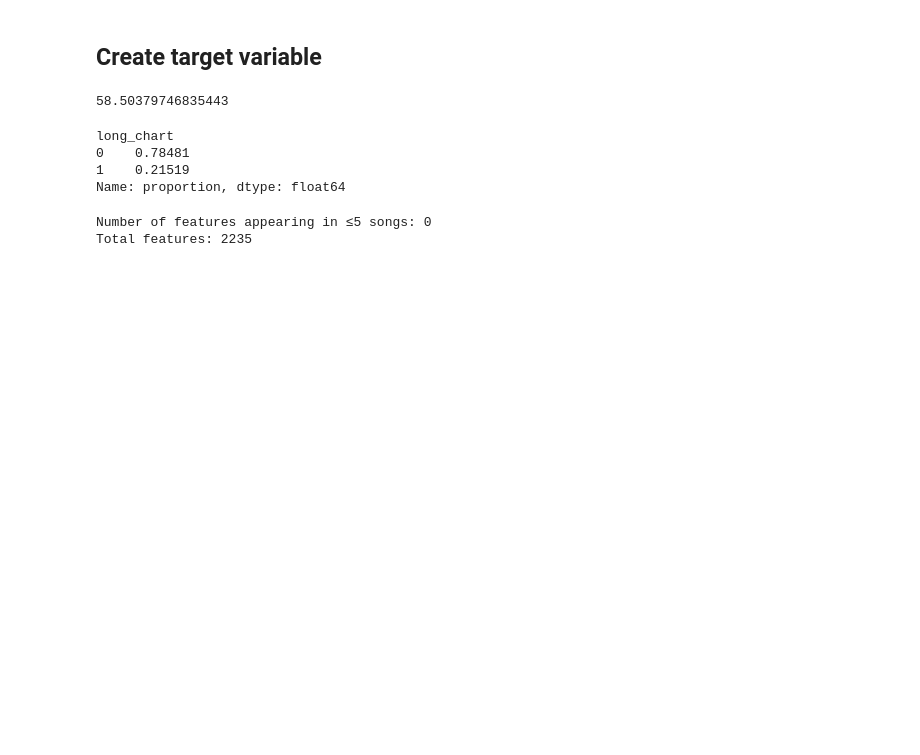
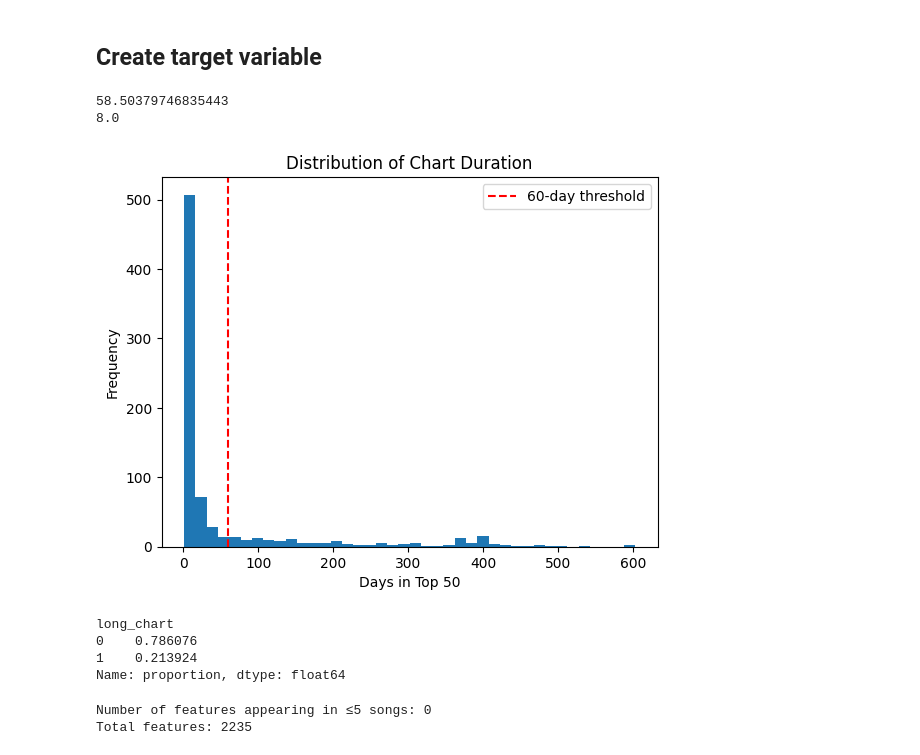
Before and after one commit to Manzife/Text-Mining, a Jupyter notebook: prediction_model.ipynb, the cells around one changed output. Cells and saved outputs as stored; diff of their text form; code cells hidden in the pictures; blank space fills up the shorter version.

```diff
--- a/prediction_model.ipynb
+++ b/prediction_model.ipynb
@@ -19,20 +19,37 @@ df = pd.concat([X, target], axis=1)
 # %% [markdown]
 ## Create target variable
 # %%
-avg= df["days_in_top50"].mean()
+# Calculate average duration in top 50
+avg_duration= df["days_in_top50"].mean()
 print(avg)
+
+# Calculate median duration in top 50
+median_duration = df["days_in_top50"].median()
+print(median_duration)
 # %% [output]
 58.50379746835443
+8.0
+# %%
+plt.hist(df["days_in_top50"], bins=40)
+
+plt.axvline(60, color="red", linestyle="--", label="60-day threshold")
+
+plt.title("Distribution of Chart Duration")
+plt.xlabel("Days in Top 50")
+plt.ylabel("Frequency")
+plt.legend()
+
+plt.show()
+# %% [output]
+[figure, added]
 # %%
-# Check median duration in top 50 distribution and create binary target variable for long chart presence
+# Create binary target variable using a 60-day threshold
 
-#median_duration = df["days_in_top50"].median()
-median_duration = df["days_in_top50"].mean()
+threshold = 60
 
 df = df.copy()
 
-df["long_chart"] = (df["days_in_top50"] > median_duration).astype(int)
-
+df["long_chart"] = (df["days_in_top50"] > threshold).astype(int)
 
 y = df["long_chart"]
 X = df.drop(columns=["days_in_top50", "long_chart"])
@@ -40,8 +57,8 @@ X = df.drop(columns=["days_in_top50", "long_chart"])
 print(y.value_counts(normalize=True))
 # %% [output]
 long_chart
-0    0.78481
-1    0.21519
+0    0.786076
+1    0.213924
 Name: proportion, dtype: float64
 # %%
 # Sanity check: check for extremely rare tf-idf features that may cause issues in modeling
```
Also changed, not shown: parts of 15 cells of this notebook, 5 other files.
